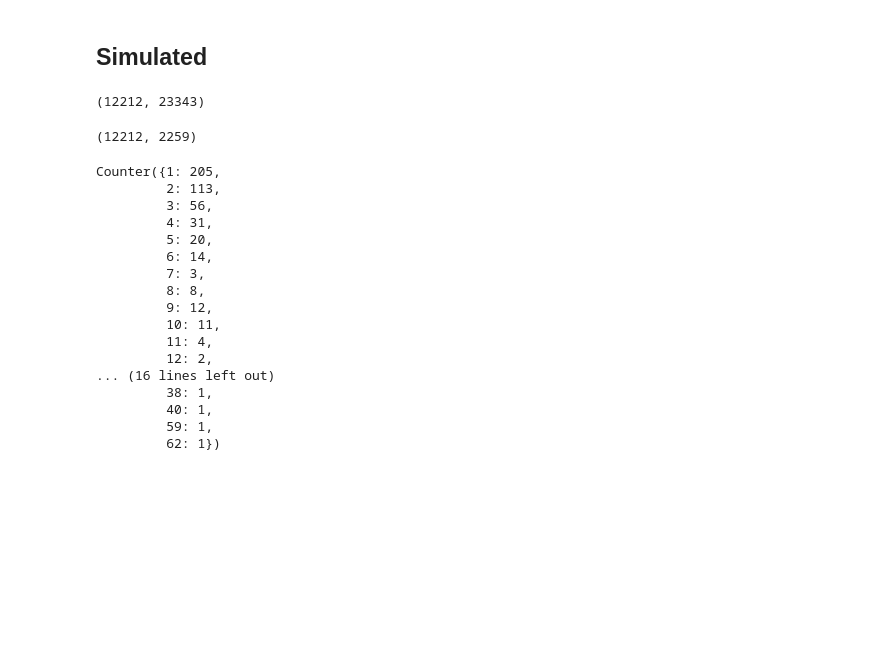
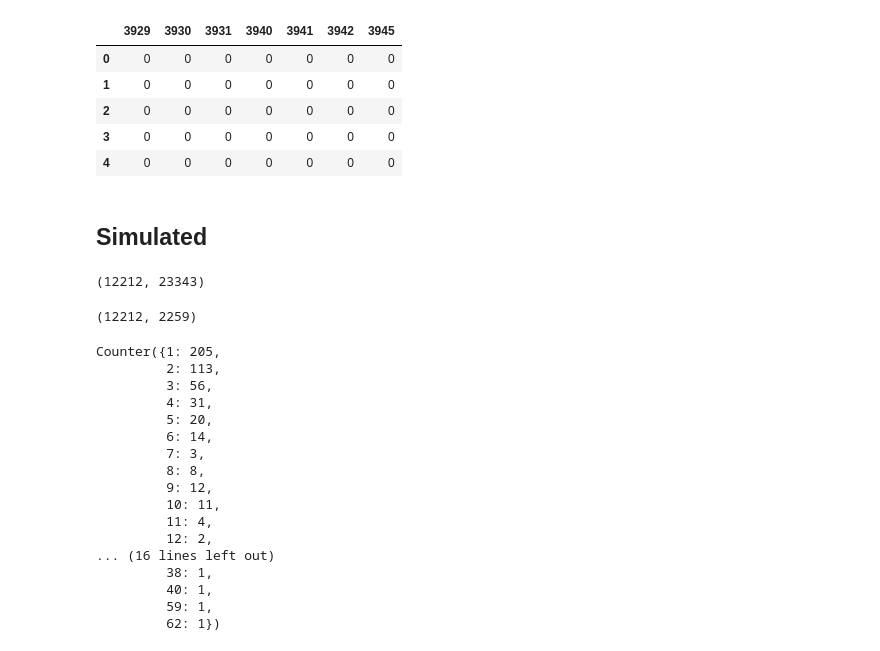
Before and after one commit to gaow/cnv-gene-mapping, a Jupyter notebook: dsc/20190717_workflow.ipynb, the cells around one changed output. Drawn from its saved outputs; the diff is of its cells as text; code cells hidden in the pictures; blank space fills up the shorter version.

```diff
--- a/dsc/20190717_workflow.ipynb
+++ b/dsc/20190717_workflow.ipynb
@@ -54,0 +158,9 @@ python: expand = '${ }'
+# %%
+data_clean.loc[:, 3929:3945].head()
+# %% [output]
+|  | 3929 | 3930 | 3931 | 3940 | 3941 | 3942 | 3945 |
+| 0 | 0 | 0 | 0 | 0 | 0 | 0 | 0 |
+| 1 | 0 | 0 | 0 | 0 | 0 | 0 | 0 |
+| 2 | 0 | 0 | 0 | 0 | 0 | 0 | 0 |
+| 3 | 0 | 0 | 0 | 0 | 0 | 0 | 0 |
+| 4 | 0 | 0 | 0 | 0 | 0 | 0 | 0 |
```
Also changed, not shown: parts of 22 cells of this notebook.
